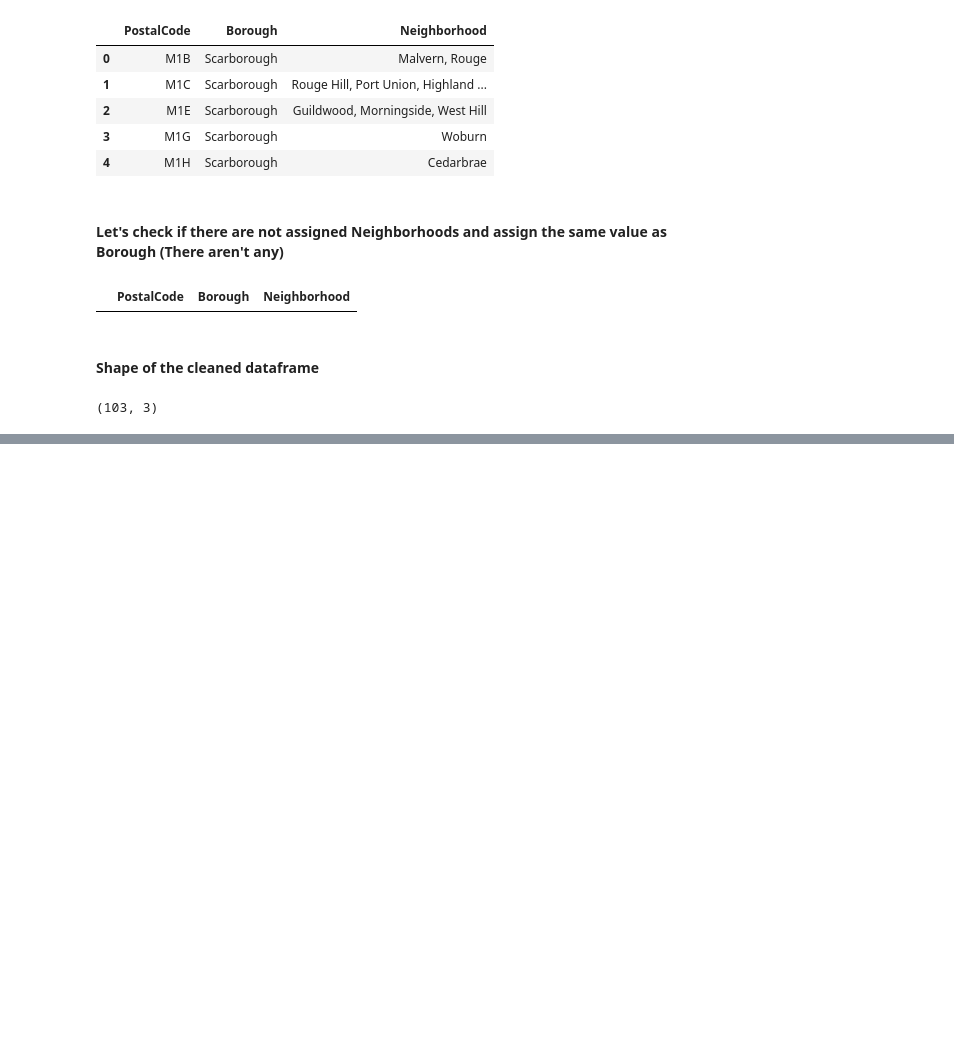
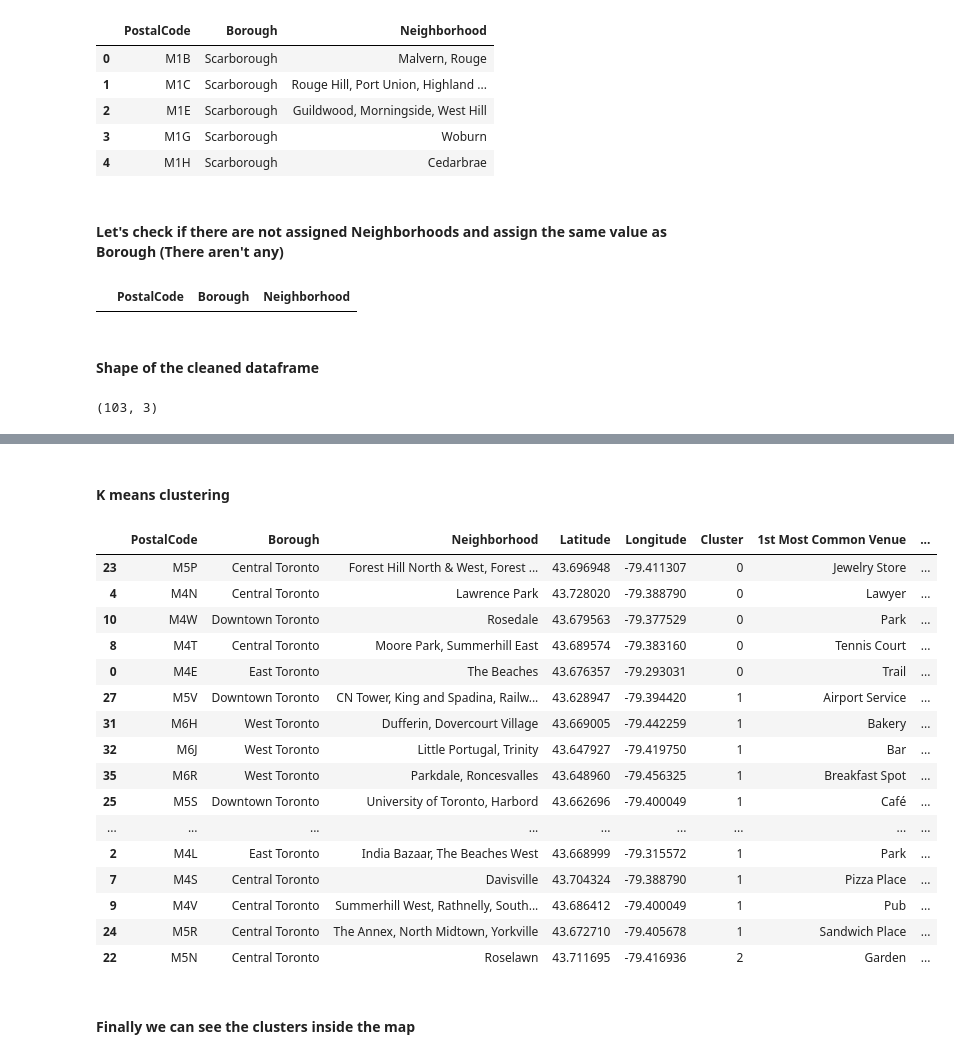
Before and after one commit to nlogallo/IBM_DS_Capstone, a Jupyter notebook: toronto_neighborhoods.ipynb, the cells around one changed output, grey strips where cells are left out. Cells and saved outputs as stored; diff of their text form; code cells hidden in the pictures; blank space fills up the shorter version.

Commit message:
Finished the notebook Toronto Neighborhoods

```diff
--- a/toronto_neighborhoods.ipynb
+++ b/toronto_neighborhoods.ipynb
@@ -101,0 +298,4 @@ toronto_df_cleaned.shape
+# %%
+toronto_central_venues_freq = toronto_central_onehot.groupby(['PostalCode', 'Borough', 'Neighborhoods']).mean().reset_index()
+print(toronto_central_venues_freq.shape)
+toronto_central_venues_freq.head()
@@ -101,0 +312,26 @@ toronto_df_cleaned.shape
+# %%
+num_top_venues = 10
+
+indicators = ['st', 'nd', 'rd']
+
+areaColumns = ['PostalCode', 'Borough', 'Neighborhoods']
+freqColumns = []
+for ind in np.arange(num_top_venues):
+    try:
+        freqColumns.append('{}{} Most Common Venue'.format(ind+1, indicators[ind]))
+    except:
+        freqColumns.append('{}th Most Common Venue'.format(ind+1))
+columns = areaColumns+freqColumns
+
+neighborhoods_venues_sorted = pd.DataFrame(columns=columns)
+neighborhoods_venues_sorted['PostalCode'] = toronto_central_venues_freq['PostalCode']
+neighborhoods_venues_sorted['Borough'] = toronto_central_venues_freq['Borough']
+neighborhoods_venues_sorted['Neighborhoods'] = toronto_central_venues_freq['Neighborhoods']
+
+for ind in np.arange(toronto_central_venues_freq.shape[0]):
+    row_categories = toronto_central_venues_freq.iloc[ind, :].iloc[3:]
+    row_categories_sorted = row_categories.sort_values(ascending=False)
+    neighborhoods_venues_sorted.iloc[ind, 3:] = row_categories_sorted.index.values[0:num_top_venues]
+
+neighborhoods_venues_sorted.sort_values(freqColumns, inplace=True)
+neighborhoods_venues_sorted
@@ -101,0 +356,35 @@ toronto_df_cleaned.shape
+# %% [markdown]
+<h4>K means clustering</h4>
+# %%
+kclusters = 3
+
+toronto_central_venues_freq_clustering = toronto_central_venues_freq.drop(['PostalCode', 'Borough', 'Neighborhoods'], 1)
+
+kmeans = KMeans(n_clusters=kclusters, random_state=0).fit(toronto_central_venues_freq_clustering)
+
+toronto_central_clustered_df = toronto_df_new
+toronto_central_clustered_df['Cluster'] = kmeans.labels_
+
+toronto_central_clustered_df = toronto_central_clustered_df.join(neighborhoods_venues_sorted.drop(['Borough', 'Neighborhoods'], 1).set_index('PostalCode'), on='PostalCode')
+toronto_central_clustered_df.sort_values(['Cluster'] + freqColumns, inplace=True)
+toronto_central_clustered_df
+# %% [output]
+|  | PostalCode | Borough | Neighborhood | Latitude | Longitude | Cluster | 1st Most Common Venue | ... |
+| 23 | M5P | Central Toronto | Forest Hill North & West, Forest ... | 43.696948 | -79.411307 | 0 | Jewelry Store | ... |
+| 4 | M4N | Central Toronto | Lawrence Park | 43.728020 | -79.388790 | 0 | Lawyer | ... |
+| 10 | M4W | Downtown Toronto | Rosedale | 43.679563 | -79.377529 | 0 | Park | ... |
+| 8 | M4T | Central Toronto | Moore Park, Summerhill East | 43.689574 | -79.383160 | 0 | Tennis Court | ... |
+| 0 | M4E | East Toronto | The Beaches | 43.676357 | -79.293031 | 0 | Trail | ... |
+| 27 | M5V | Downtown Toronto | CN Tower, King and Spadina, Railw... | 43.628947 | -79.394420 | 1 | Airport Service | ... |
+| 31 | M6H | West Toronto | Dufferin, Dovercourt Village | 43.669005 | -79.442259 | 1 | Bakery | ... |
+| 32 | M6J | West Toronto | Little Portugal, Trinity | 43.647927 | -79.419750 | 1 | Bar | ... |
+| 35 | M6R | West Toronto | Parkdale, Roncesvalles | 43.648960 | -79.456325 | 1 | Breakfast Spot | ... |
+| 25 | M5S | Downtown Toronto | University of Toronto, Harbord | 43.662696 | -79.400049 | 1 | Café | ... |
+| ... | ... | ... | ... | ... | ... | ... | ... | ... |
+| 2 | M4L | East Toronto | India Bazaar, The Beaches West | 43.668999 | -79.315572 | 1 | Park | ... |
+| 7 | M4S | Central Toronto | Davisville | 43.704324 | -79.388790 | 1 | Pizza Place | ... |
+| 9 | M4V | Central Toronto | Summerhill West, Rathnelly, South... | 43.686412 | -79.400049 | 1 | Pub | ... |
+| 24 | M5R | Central Toronto | The Annex, North Midtown, Yorkville | 43.672710 | -79.405678 | 1 | Sandwich Place | ... |
+| 22 | M5N | Central Toronto | Roselawn | 43.711695 | -79.416936 | 2 | Garden | ... |
+# %% [markdown]
+<h4>Finally we can see the clusters inside the map</h4>
```
Also changed, not shown: parts of 26 cells of this notebook.
